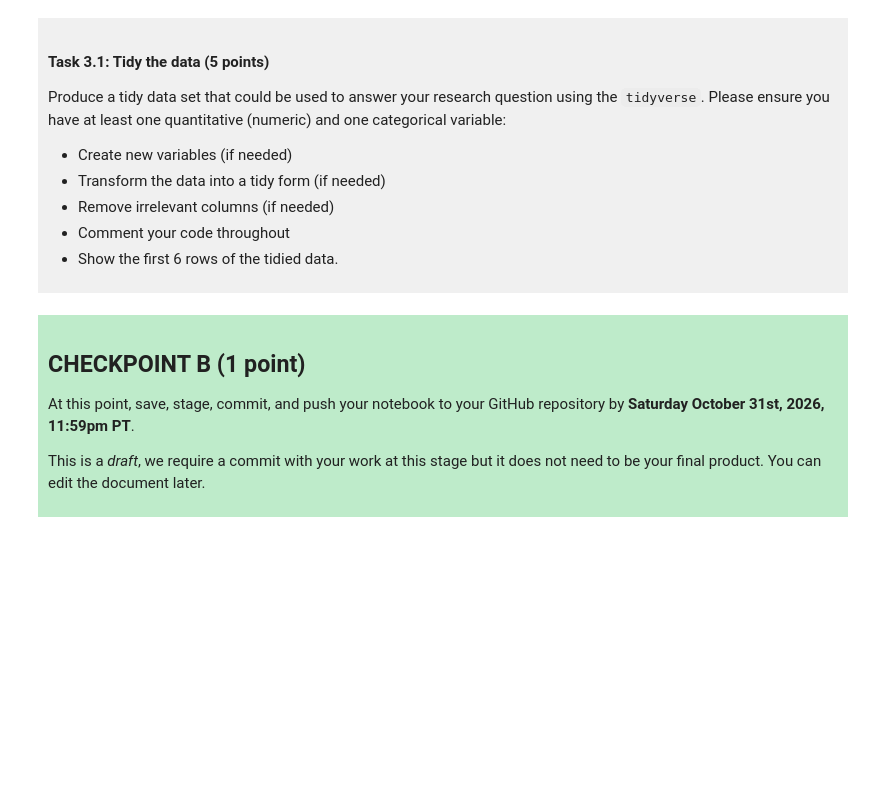
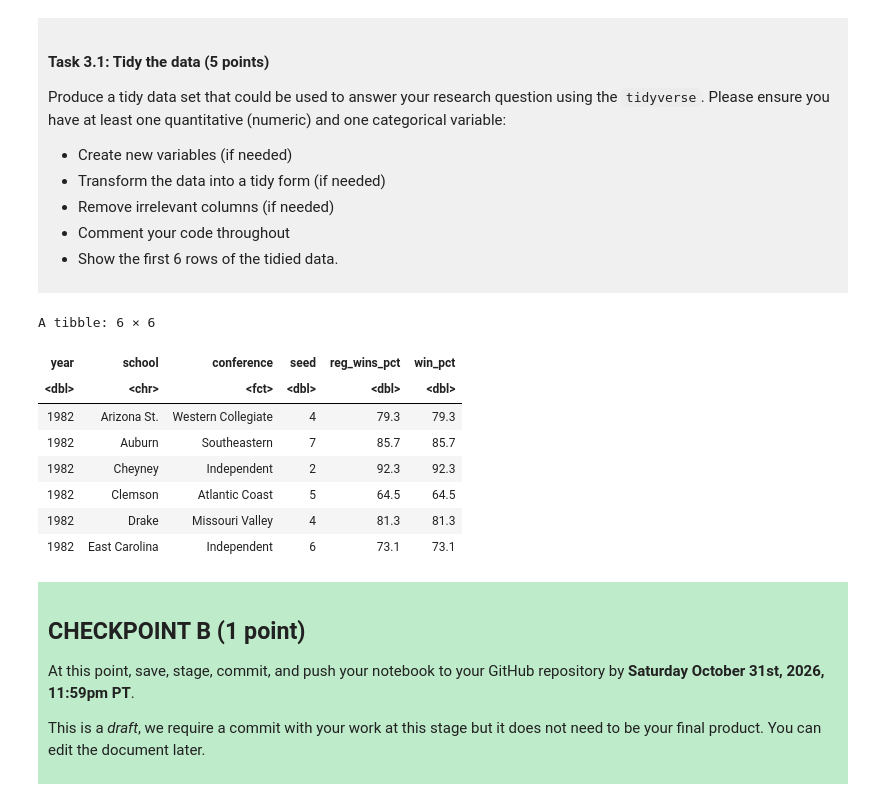
Before and after one commit to sherlyleticia23/dsci-100-project-sherly-saleh-, a Jupyter notebook: dsci-100-project-notebook.ipynb, the cells around one changed output. Saved outputs shown, nothing was run; the diff lists cells and outputs as text; code cells hidden in the pictures; blank space fills up the shorter version.

```diff
--- a/dsci-100-project-notebook.ipynb
+++ b/dsci-100-project-notebook.ipynb
@@ -189,7 +232,27 @@ Produce a tidy data set that could be used to answer your research question usin
 
 </div>
 # %%
-### EDIT THIS CODE CELL ###
+basketball_tidy <- basketball_data |>
+    filter(!is.na(seed)) %>%
+    select(year, school, conference, seed, reg_wins_pct) %>%
+    mutate(
+        conference = as.factor(conference),
+        seed = as.numeric(seed),
+        win_pct = as.numeric(reg_wins_pct)
+    )
+
+# Display the first 6 rows of the tidied data
+head(basketball_tidy, 6)
+# %% [output]
+A tibble: 6 × 6
+| year | school | conference | seed | reg_wins_pct | win_pct |
+| <dbl> | <chr> | <fct> | <dbl> | <dbl> | <dbl> |
+| 1982 | Arizona St. | Western Collegiate | 4 | 79.3 | 79.3 |
+| 1982 | Auburn | Southeastern | 7 | 85.7 | 85.7 |
+| 1982 | Cheyney | Independent | 2 | 92.3 | 92.3 |
+| 1982 | Clemson | Atlantic Coast | 5 | 64.5 | 64.5 |
+| 1982 | Drake | Missouri Valley | 4 | 81.3 | 81.3 |
+| 1982 | East Carolina | Independent | 6 | 73.1 | 73.1 |
 # %% [markdown]
 <div style="background-color: #beebca; padding: 10px;">
 
```
Also changed, not shown: parts of 4 cells of this notebook.
